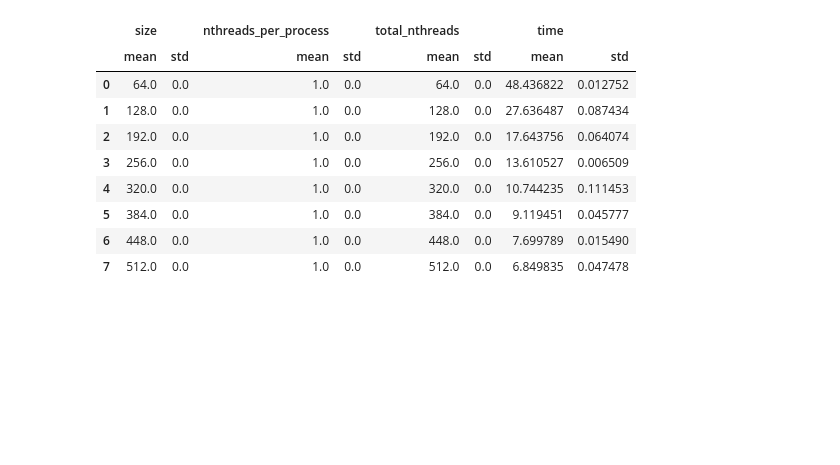
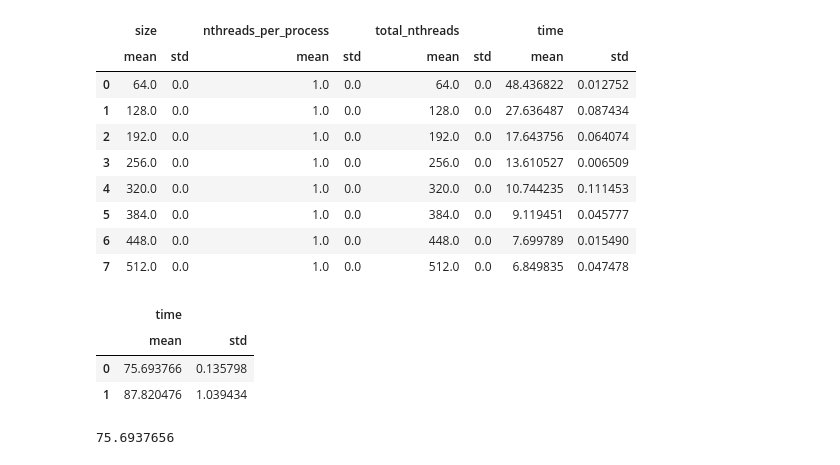
Before and after one commit to theabm/HPC-final, a Jupyter notebook: exercise1/data/graph_generator.ipynb, the cells around one changed output. Cells and saved outputs as stored; diff of their text form; code cells hidden in the pictures; blank space fills up the shorter version.

```diff
--- a/exercise1/data/graph_generator.ipynb
+++ b/exercise1/data/graph_generator.ipynb
@@ -83,3 +89,10 @@ strong_MPI_epyc_hybrid_static_big_grid_avg
 | 5 | 384.0 | 0.0 | 1.0 | 0.0 | 384.0 | 0.0 | 9.119451 | 0.045777 |
 | 6 | 448.0 | 0.0 | 1.0 | 0.0 | 448.0 | 0.0 | 7.699789 | 0.015490 |
 | 7 | 512.0 | 0.0 | 1.0 | 0.0 | 512.0 | 0.0 | 6.849835 | 0.047478 |
+# %%
+epyc_serial_small_grid_avg
+# %% [output]
+|  | time |  |
+|  | mean | std |
+| 0 | 75.693766 | 0.135798 |
+| 1 | 87.820476 | 1.039434 |
@@ -86,3 +101,7 @@ strong_MPI_epyc_hybrid_static_big_grid_avg
+# %%
+epyc_small_grid_ref
+# %% [output]
+75.6937656
 # %%
 fig = go.Figure()
 
```
Also changed, not shown: parts of 4 cells of this notebook, 2 other files.
